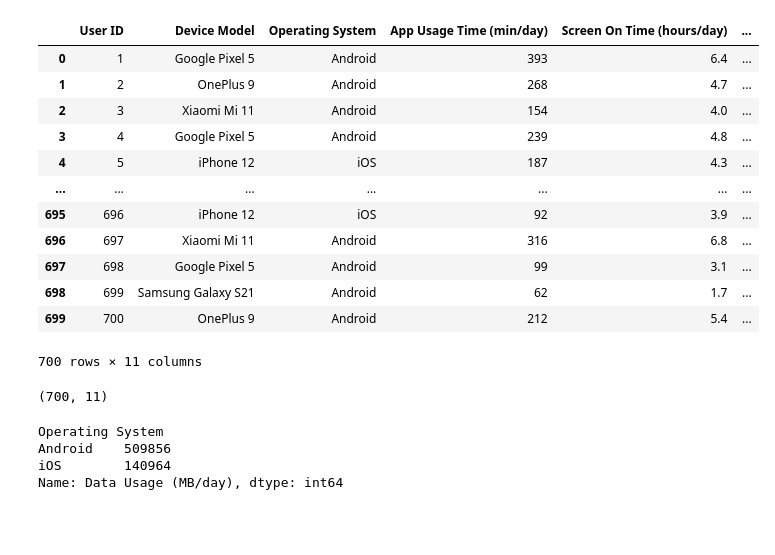
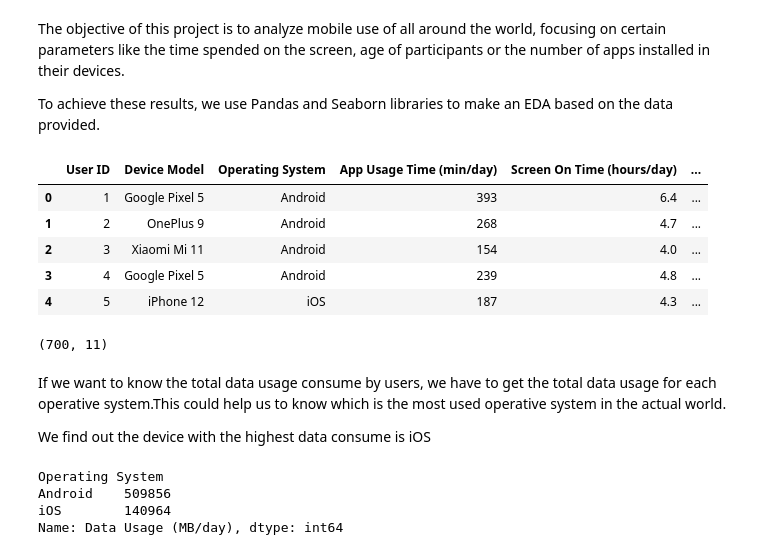
Before and after one commit to gas2345678/data_analysis-portfolio, a Jupyter notebook: Python/data_analysis_visualizations/mobile_users-behaviours.ipynb, the cells around one changed output. Cells and saved outputs as stored; diff of their text form; code cells hidden in the pictures; blank space fills up the shorter version.

Commit message:
new changes in mobile users analysis

```diff
--- a/Python/data_analysis_visualizations/mobile_users-behaviours.ipynb
+++ b/Python/data_analysis_visualizations/mobile_users-behaviours.ipynb
@@ -1 +1,6 @@
+# %% [markdown]
+The objective of this project is to analyze mobile use of all around the world, focusing on certain parameters like the time spended on the screen, age of participants or the number
+of apps installed in their devices.
+
+To achieve these results, we use Pandas and Seaborn libraries to make an EDA based on the data provided.
 # %%
@@ -6,26 +11,26 @@ import matplotlib.pyplot as plt
 #We search for our dataset
 df = pd.read_csv(r"C:\Users\CR\Desktop\datasets_used\data_visualizations\user_behavior_dataset.csv")
 # %%
-#Display the dataset
-df
+#Display the 5th first rows of the dataset
+df.head()
 # %% [output]
 |  | User ID | Device Model | Operating System | App Usage Time (min/day) | Screen On Time (hours/day) | ... |
 | 0 | 1 | Google Pixel 5 | Android | 393 | 6.4 | ... |
 | 1 | 2 | OnePlus 9 | Android | 268 | 4.7 | ... |
 | 2 | 3 | Xiaomi Mi 11 | Android | 154 | 4.0 | ... |
 | 3 | 4 | Google Pixel 5 | Android | 239 | 4.8 | ... |
 | 4 | 5 | iPhone 12 | iOS | 187 | 4.3 | ... |
-| ... | ... | ... | ... | ... | ... | ... |
-| 695 | 696 | iPhone 12 | iOS | 92 | 3.9 | ... |
-| 696 | 697 | Xiaomi Mi 11 | Android | 316 | 6.8 | ... |
-| 697 | 698 | Google Pixel 5 | Android | 99 | 3.1 | ... |
-| 698 | 699 | Samsung Galaxy S21 | Android | 62 | 1.7 | ... |
-| 699 | 700 | OnePlus 9 | Android | 212 | 5.4 | ... |
-700 rows × 11 columns
-# %%
-df.shape
-# %% [output]
-(700, 11)
+# %%
+#Look for their shape
+df.shape
+# %% [output]
+(700, 11)
+# %% [markdown]
+If we  want to know the total data usage consume by users, we have to get the total data usage for each operative system.This could help us to know which is the most used operative system
+in the actual world.
+
+
+We find out the device with the highest data consume is iOS
 # %%
 #¿Which operating system is the most mobile MB consumer?
 total_data_usage = df.groupby("Operating System")["Data Usage (MB/day)"].sum()
```
Also changed, not shown: parts of 7 cells of this notebook.
